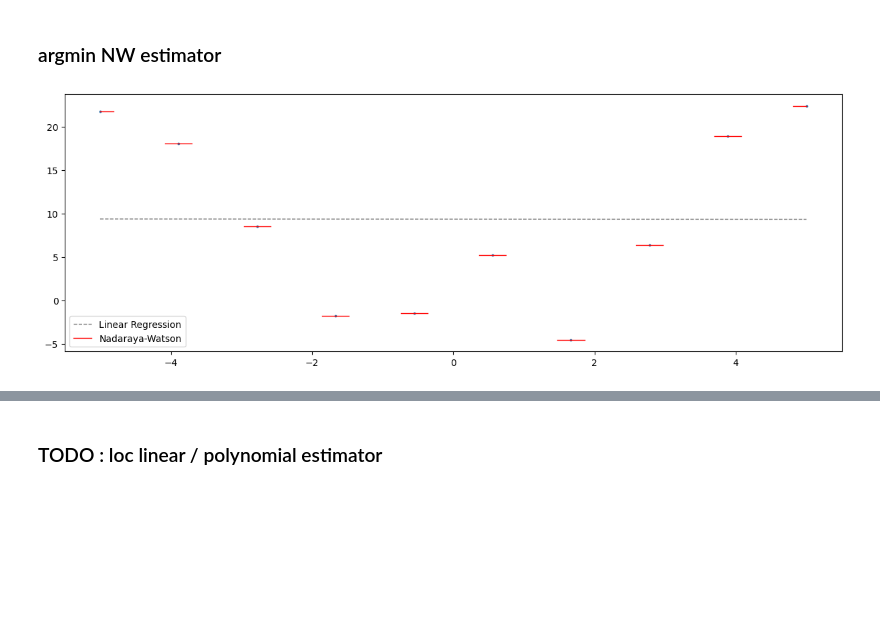
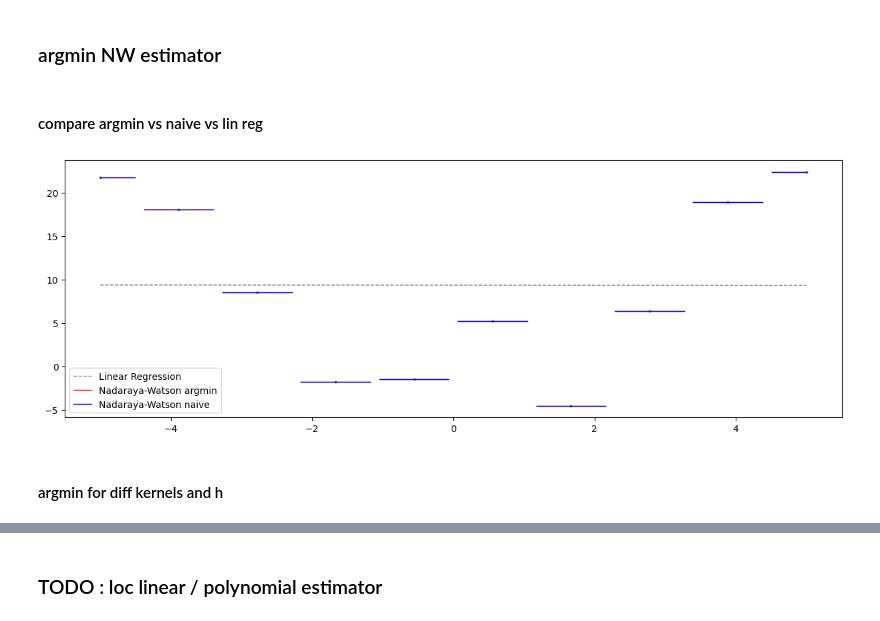
Before and after one commit to hikotei/Kernel-Simulations, a Jupyter notebook: 2023_12_12 NW.ipynb, the cells around one changed output, grey strips where cells are left out. Cells and saved outputs as stored; diff of their text form; code cells hidden in the pictures; blank space fills up the shorter version.

```diff
--- a/2023_12_12 NW.ipynb
+++ b/2023_12_12 NW.ipynb
@@ -23,7 +23,6 @@ plt.show()
 ### naive NW estimator
 # %%
 def nadaraya_watson(x_obs, y_obs, x_pred, kernel, h=1):
-
     """
     VL - Nichtparametrische Stat
 
@@ -31,26 +30,32 @@ def nadaraya_watson(x_obs, y_obs, x_pred, kernel, h=1):
 
     f_{n, h}^{NW} (x) = \frac {\sum Y_i K(x-x_i)}{\sum K(x-x_i)}}
 
+    x_obs = observation points
+    y_obs = observation values
+    x_pred = evaluation points
+    kernel = kernel function
+    h = bandwidth
+
     """
 
     y_pred = np.zeros(x_pred.shape[0])
 
-    if kernel == 'epa':
+    if kernel == "epa":
         kernel_func = kde.kernel_epa
-    if kernel == 'gauss':
+    if kernel == "gauss":
         kernel_func = kde.kernel_gauss
-    if kernel == 'rect':
+    if kernel == "rect":
         kernel_func = kde.kernel_rect
-    if kernel == 'tri':
+    if kernel == "tri":
         kernel_func = kde.kernel_tri
-    if kernel == 'sinc':
+    if kernel == "sinc":
         kernel_func = kde.kernel_sinc
 
     # for each evaluation point
 
-        # w = evaluate kernel function of each observation at evaluation point
-        # w * y = multiply with respective y_obs
-        # y_pred = w * y / sum(w)
+    # w = evaluate kernel function of each observation at evaluation point
+    # w * y = multiply with respective y_obs
+    # y_pred = w * y / sum(w)
 
     for i, x in enumerate(x_pred):
 
@@ -261,40 +269,46 @@ def nadaraya_watson_argmin(x_obs, y_obs, x_pred, kernel, h=1):
         #     print(f"y = {np.round(y_obs)}")
 
     return y_pred
+# %% [markdown]
+#### compare argmin vs naive vs lin reg
 # %%
 # simulation params
 n = 10
 x_min = -5
 x_max = 5
 
 np.random.seed(123)
 # generate data using trend = x^2 and gaussian noise
 x = np.linspace(x_min, x_max, n)
 # print(f"observations at x = {x}")
 y = x**2 + np.random.normal(0, 3, n)
 
 # Fit Linear Regression model
 model = LinearRegression()
 model.fit(x.reshape(-1, 1), y)
 y_pred = model.predict(x.reshape(-1, 1))
 
 # Use Nadaraya-Watson Estimator
-x_pred = np.linspace(x_min, x_max, n*100)
+x_pred = np.linspace(x_min, x_max, n * 100)
 # print(f"making NW pred at {x_pred}")
 
-h = 0.1 * (1/np.pi)
-h = 0.2
-y_pred_nw = nadaraya_watson_argmin(x, y, x_pred, 'rect', h=h)
+h = 0.1 * (1 / np.pi)
+h = 0.5
+y_pred_nw_argmin = nadaraya_watson_argmin(x, y, x_pred, "rect", h=h)
+y_pred_nw_naive = nadaraya_watson(x, y, x_pred, "rect", h=h)
 
 # Plot the original data and the regression line
 plt.figure(figsize=(15, 5))
 plt.scatter(x, y, s=3)
-plt.plot(x, y_pred, color='grey', ls='--', lw=1, label='Linear Regression')
-plt.plot(x_pred, y_pred_nw, color='red', lw=1, label='Nadaraya-Watson')
+plt.plot(x, y_pred, color="grey", ls="--", lw=1, label="Linear Regression")
+plt.plot(x_pred, y_pred_nw_argmin, color="red", lw=1, label="Nadaraya-Watson argmin")
+plt.plot(x_pred, y_pred_nw_naive, color="blue", lw=1, label="Nadaraya-Watson naive")
 
 plt.legend()
 plt.show()
 # %% [output]
-[figure, old version]
+[figure, new version]
+# %% [markdown]
+#### argmin for diff kernels and h
 # %%
 # simulation params
```
Also changed, not shown: parts of 14 cells of this notebook.
